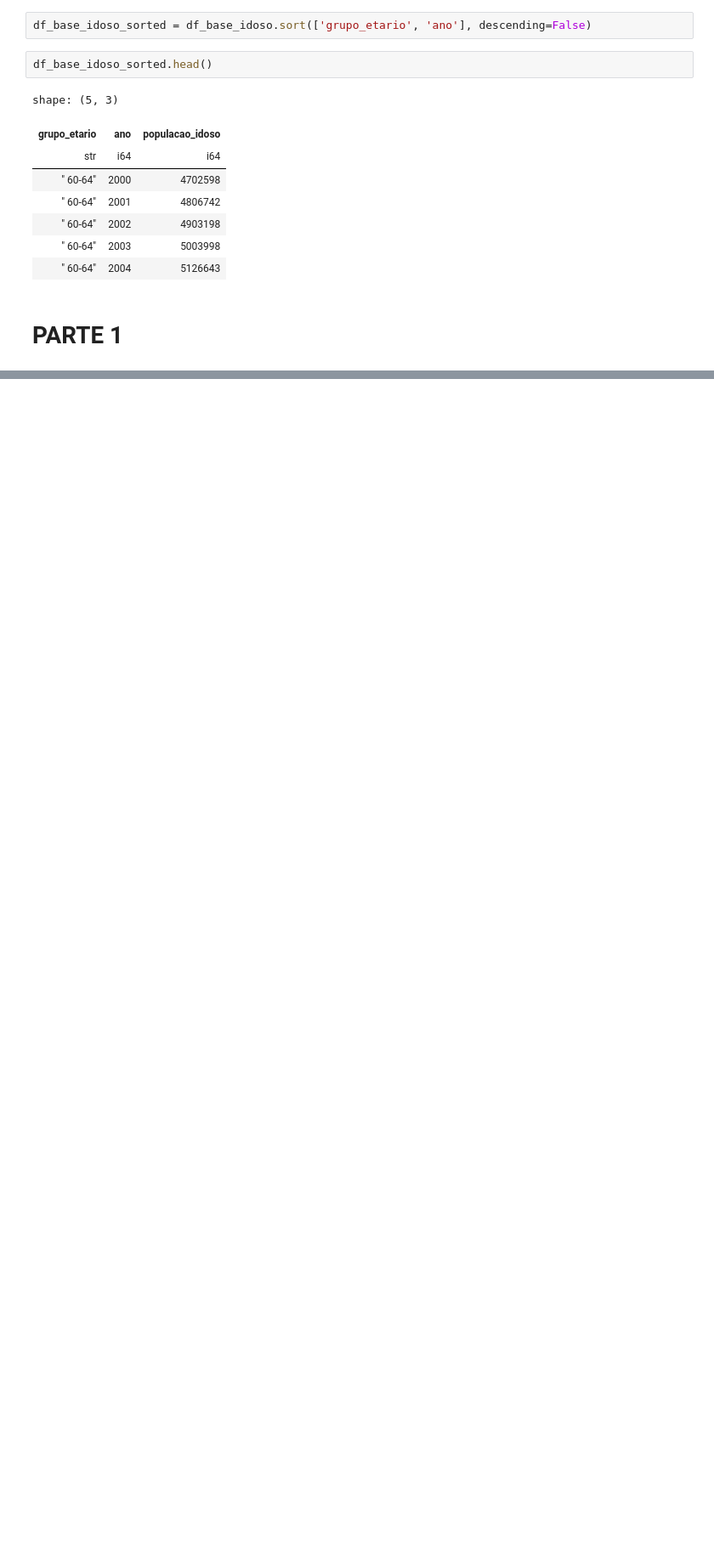
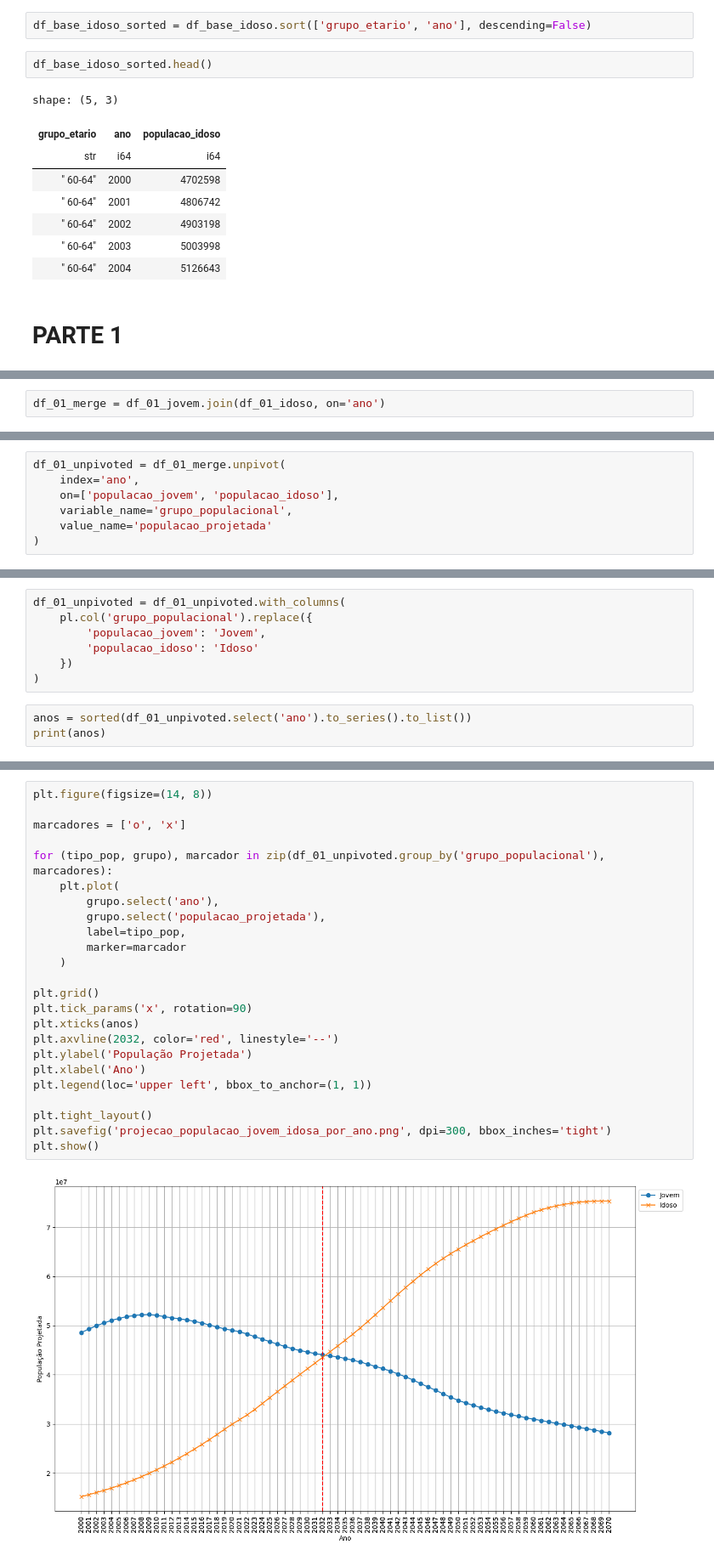
Before and after one commit to LazaroDamasceno/Analise-Dados-com-Python, a Jupyter notebook: ibge/projecao_populacao/projecao_populacao_jovem_idosa.ipynb, the cells around one changed output, grey strips where cells are left out. Shown: that part at 85% size. Drawn from its saved outputs; the diff is of its cells as text; blank space fills up the shorter version.

Commit message:
Alterou o notebook projecao_populacao_jovem_idosa ainda a ser finalizado

```diff
--- a/ibge/projecao_populacao/projecao_populacao_jovem_idosa.ipynb
+++ b/ibge/projecao_populacao/projecao_populacao_jovem_idosa.ipynb
@@ -124,0 +155,2 @@ shape: (5, 3)
+# %%
+df_01_merge = df_01_jovem.join(df_01_idoso, on='ano')
@@ -124,0 +168,7 @@ shape: (5, 3)
+# %%
+df_01_unpivoted = df_01_merge.unpivot(
+    index='ano',
+    on=['populacao_jovem', 'populacao_idoso'],
+    variable_name='grupo_populacional',
+    value_name='populacao_projetada'
+)
@@ -124,0 +186,10 @@ shape: (5, 3)
+# %%
+df_01_unpivoted = df_01_unpivoted.with_columns(
+    pl.col('grupo_populacional').replace({
+        'populacao_jovem': 'Jovem',
+        'populacao_idoso': 'Idoso'
+    })
+)
+# %%
+anos = sorted(df_01_unpivoted.select('ano').to_series().to_list())
+print(anos)
@@ -124,0 +198,26 @@ shape: (5, 3)
+# %%
+plt.figure(figsize=(14, 8))
+
+marcadores = ['o', 'x']
+
+for (tipo_pop, grupo), marcador in zip(df_01_unpivoted.group_by('grupo_populacional'), marcadores):
+    plt.plot(
+        grupo.select('ano'),
+        grupo.select('populacao_projetada'),
+        label=tipo_pop,
+        marker=marcador
+    )
+
+plt.grid()
+plt.tick_params('x', rotation=90)
+plt.xticks(anos)
+plt.axvline(2032, color='red', linestyle='--')
+plt.ylabel('População Projetada')
+plt.xlabel('Ano')
+plt.legend(loc='upper left', bbox_to_anchor=(1, 1))
+
+plt.tight_layout()
+plt.savefig('projecao_populacao_jovem_idosa_por_ano.png', dpi=300, bbox_inches='tight')
+plt.show()
+# %% [output]
+[figure, added]
```
Also changed, not shown: parts of 5 cells of this notebook, 1 other file.
